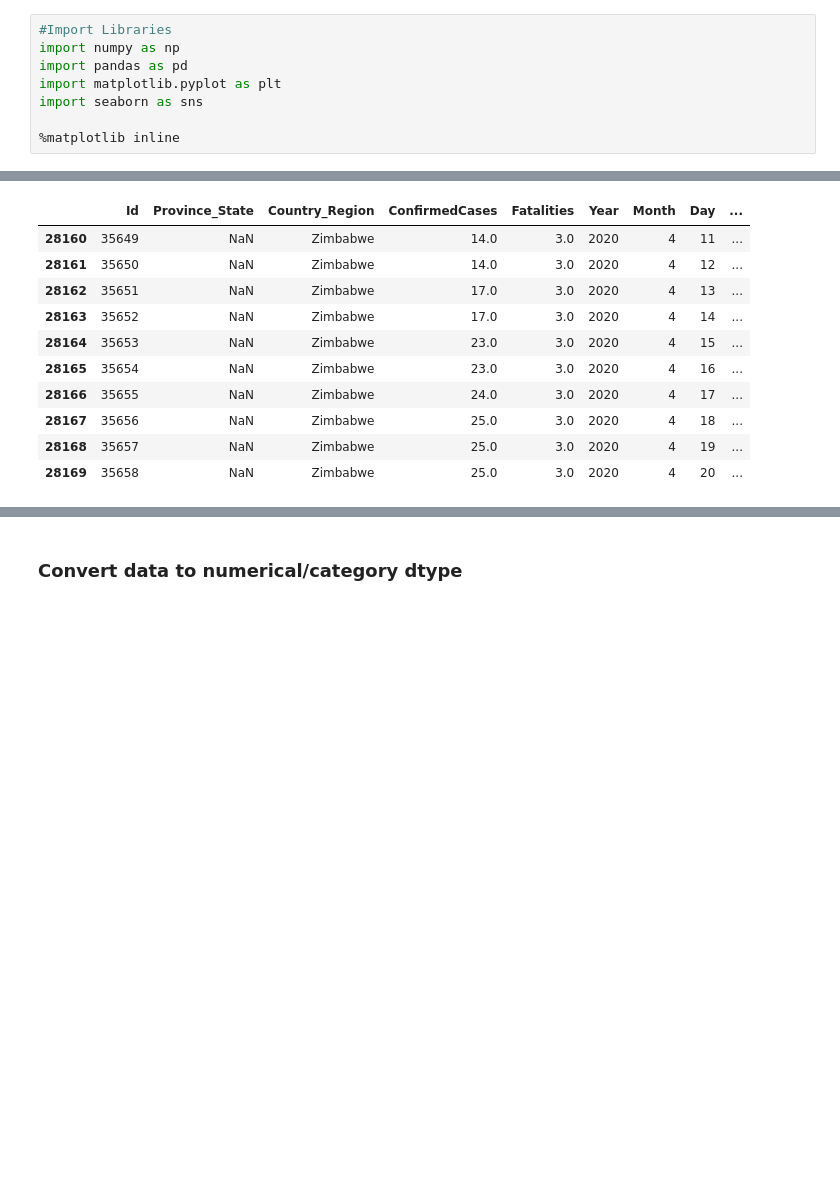
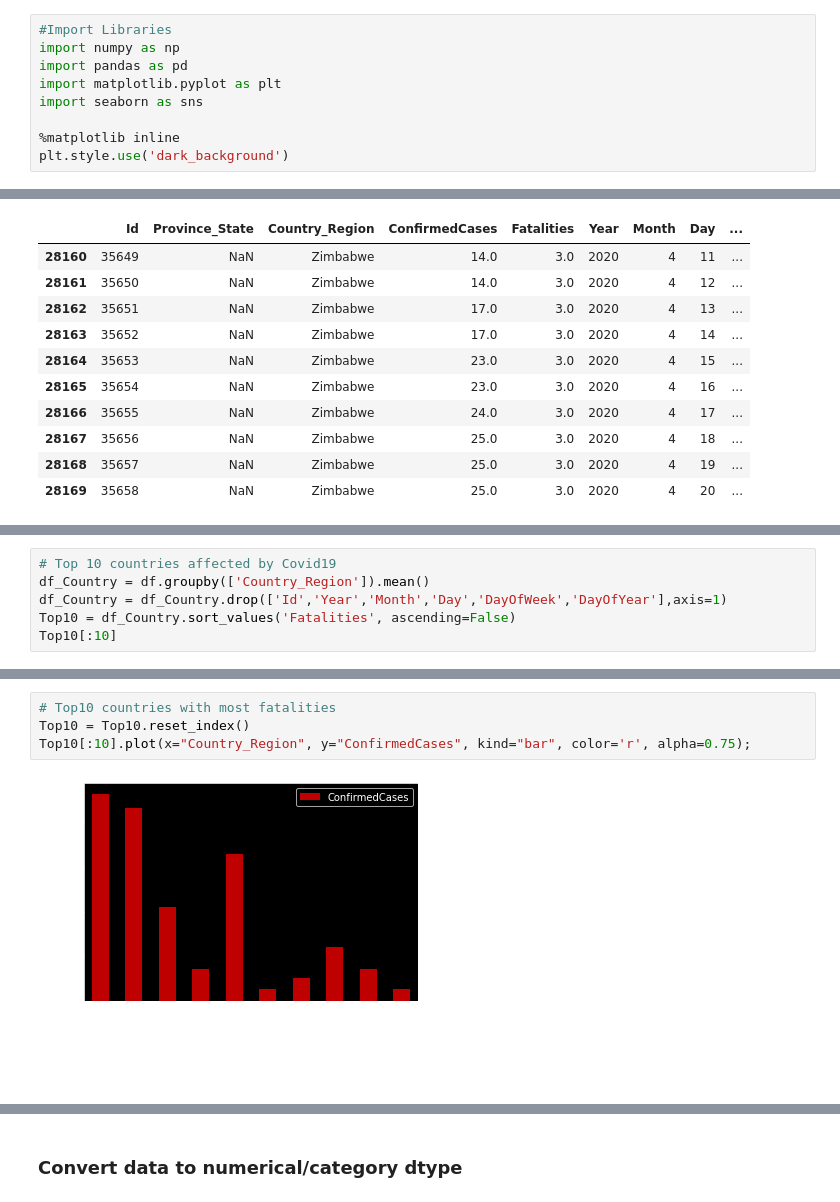
Before and after one commit to RitwikSharma107/covid19_ml, a Jupyter notebook: Covid19_Project.ipynb, the cells around one changed output, grey strips where cells are left out. Saved outputs shown, nothing was run; the diff lists cells and outputs as text; blank space fills up the shorter version.

```diff
--- a/Covid19_Project.ipynb
+++ b/Covid19_Project.ipynb
@@ -35,6 +35,7 @@ import matplotlib.pyplot as plt
 import seaborn as sns
 
 %matplotlib inline
+plt.style.use('dark_background')
 # %%
 #Load data
 df = pd.read_csv("/content/drive/My Drive/Covid19 Data/train.csv")
@@ -156,0 +154,6 @@ df.Country_Region.value_counts()[:15].plot(kind="bar")
+# %%
+# Top 10 countries affected by Covid19
+df_Country = df.groupby(['Country_Region']).mean()
+df_Country = df_Country.drop(['Id','Year','Month','Day','DayOfWeek','DayOfYear'],axis=1)
+Top10 = df_Country.sort_values('Fatalities', ascending=False)
+Top10[:10]
@@ -156,0 +173,6 @@ df.Country_Region.value_counts()[:15].plot(kind="bar")
+# %%
+# Top10 countries with most fatalities
+Top10 = Top10.reset_index()
+Top10[:10].plot(x="Country_Region", y="ConfirmedCases", kind="bar", color='r', alpha=0.75);
+# %% [output]
+[figure, added]
```
Also changed, not shown: parts of 14 cells of this notebook.
